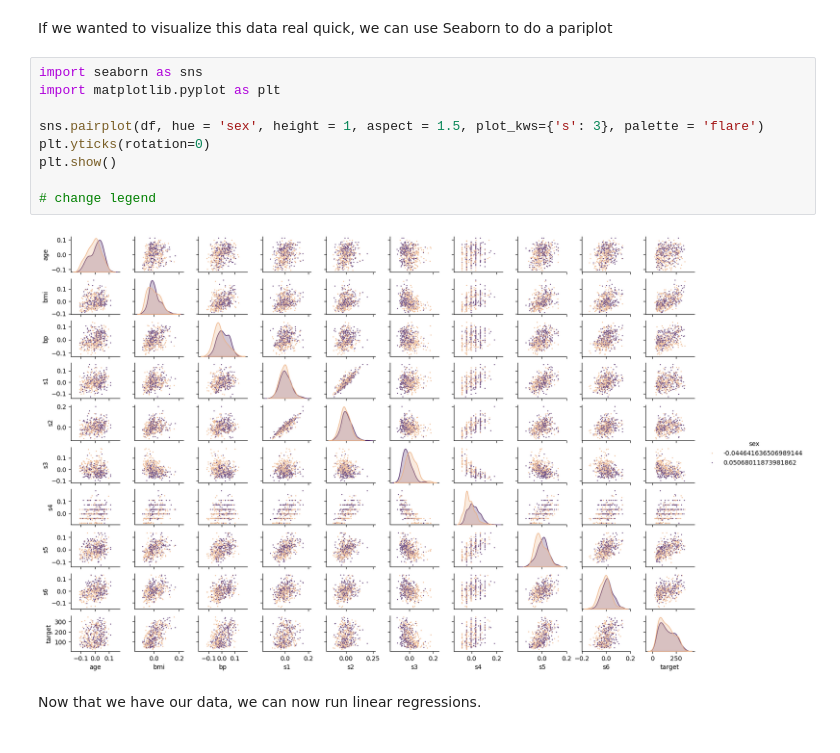
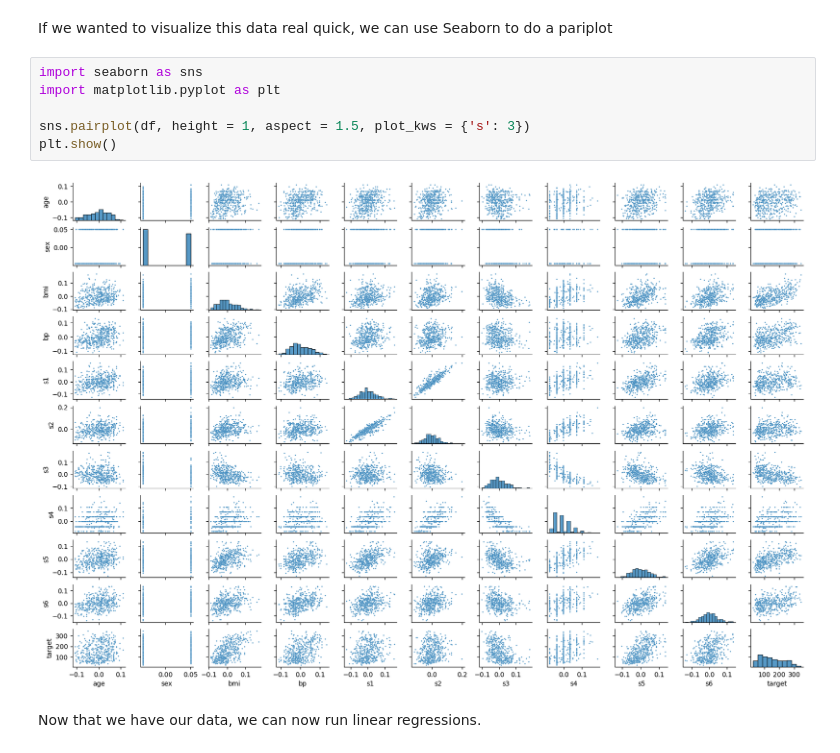
Before and after one commit to RohitPrograms/Linear-Models-in-Python, a Jupyter notebook: LinearRegression.ipynb, the cells around one changed output. Drawn from its saved outputs; the diff is of its cells as text.

```diff
--- a/LinearRegression.ipynb
+++ b/LinearRegression.ipynb
@@ -170,14 +185,11 @@ If we wanted to visualize this data real quick, we can use Seaborn to do a parip
 # %%
 import seaborn as sns
 import matplotlib.pyplot as plt
 
-sns.pairplot(df, hue = 'sex', height = 1, aspect = 1.5, plot_kws={'s': 3}, palette = 'flare')
-plt.yticks(rotation=0)
+sns.pairplot(df, height = 1, aspect = 1.5, plot_kws = {'s': 3})
 plt.show()
-
-# change legend
 # %% [output]
-[figure, old version]
+[figure, new version]
 # %% [markdown]
 Now that we have our data, we can now run linear regressions.
 # %% [markdown]
```
Also changed, not shown: parts of 7 cells of this notebook.
